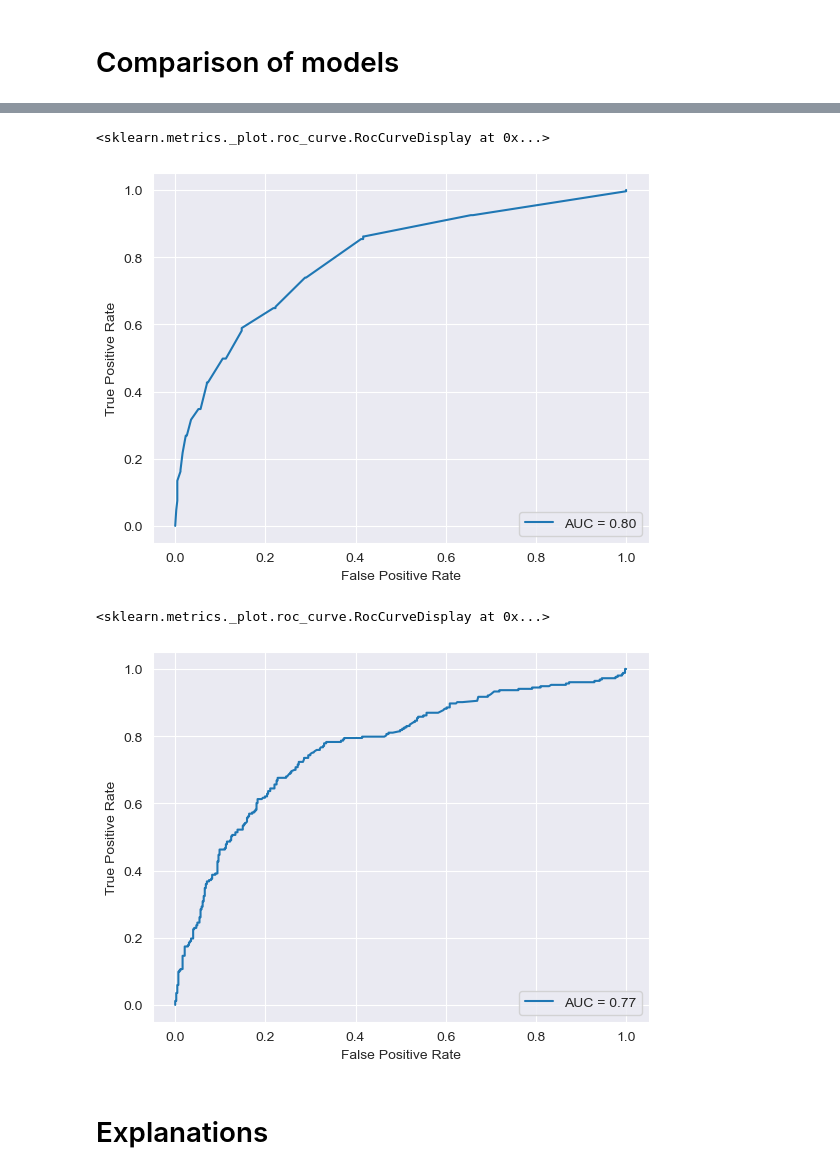
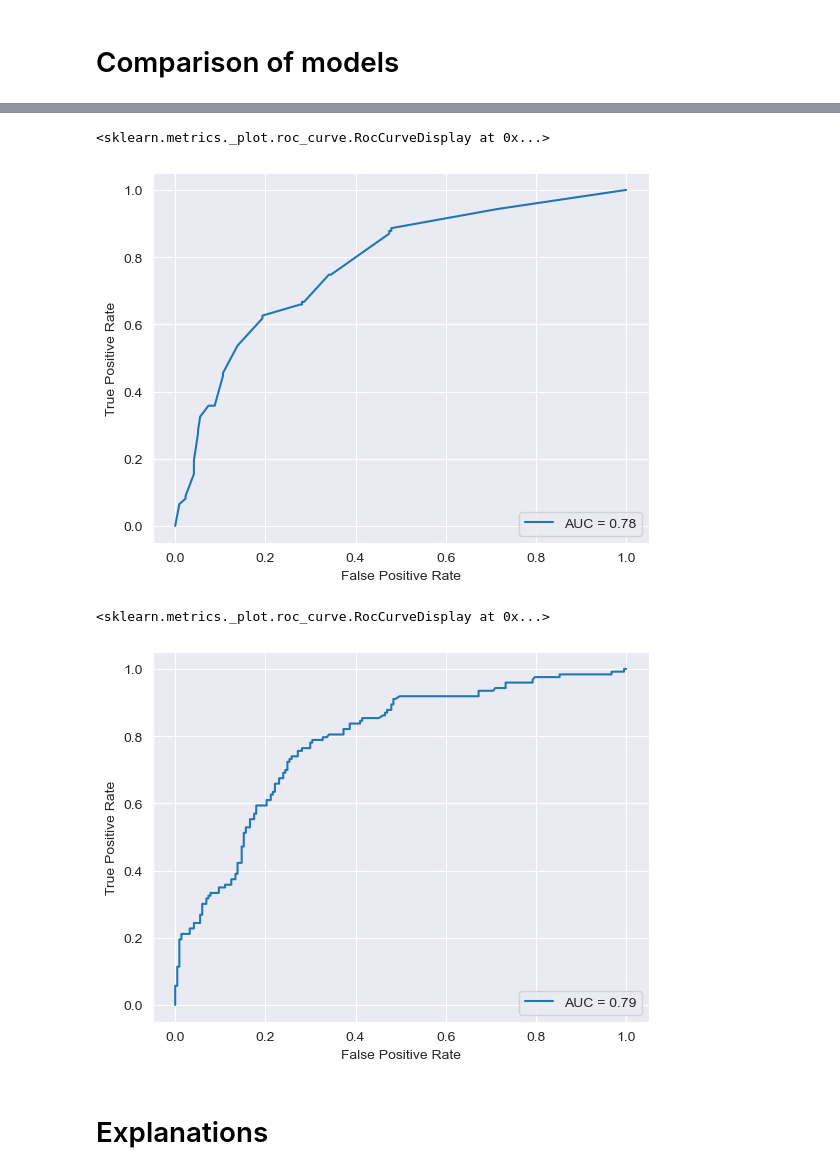
Before and after one commit to leooniiie/Thesis-marketing-attribution, a Jupyter notebook: phased_Gru.ipynb, the cells around one changed output, grey strips where cells are left out. Saved outputs shown, nothing was run; the diff lists cells and outputs as text; code cells hidden in the pictures.

```diff
--- a/phased_Gru.ipynb
+++ b/phased_Gru.ipynb
@@ -107,7 +108,7 @@ modelLSTM.add(
 
 modelLSTM.add(tf.keras.layers.Dense(num_classes, activation='softmax'))
 # %%
-modelLSTM.compile(optimizer=tf.keras.optimizers.Adam(learning_rate=lr), loss=loss)
+modelLSTM.compile(optimizer=tf.keras.optimizers.Adam(learning_rate=lr), loss=loss, metrics=['accuracy'])
 
 # Create instances of the custom callback
 loss_history_LSTM = LossHistory()
@@ -147,7 +148,7 @@ plt.show()
 ## GRU network
 (also uses custom phased GRUCell, but without time gate (time_gate=False))
 # %%
-modelGRU = keras.Sequential()
+modelGRU = tf.keras.Sequential()
 
 modelGRU.add(
     tf.keras.layers.RNN(
@@ -214,7 +215,7 @@ plt.show()
 # %% [markdown]
 ## DIY phased GRU
 # %%
-modelphasedGRU = keras.Sequential()
+modelphasedGRU = tf.keras.Sequential()
 
 modelphasedGRU.add(
     tf.keras.layers.RNN(
@@ -229,7 +230,7 @@ modelphasedGRU.add(
 )
 modelphasedGRU.add(
     tf.keras.layers.RNN(
-        phased_GRUCell(units = layer2size, time_gate=False),
+        phased_GRUCell(units = layer2size, time_gate=True, last_layer=True),
         return_sequences=False,
         return_state=False,
         go_backwards=False,
@@ -401,6 +404,6 @@ Tensor("sequential_5/rnn_7/while/TensorArrayV2Read/TensorListGetItem:0", shape=(
 # %%
-auc_lstm = roc_auc_score(Y_test, y_pred_lstm[:,1])
-auc_gru = roc_auc_score(Y_test, y_pred_gru[:,1])
-auc_phasedgru = roc_auc_score(Y_test, y_pred_phasedgru[:,1])
+auc_lstm = roc_auc_score(Y_test, y_pred_lstm[:,-1])
+auc_gru = roc_auc_score(Y_test, y_pred_gru[:,-1])
+auc_phasedgru = roc_auc_score(Y_test, y_pred_phasedgru[:,-1])
 print('AUC for LSTM: {}\nAUC for GRU: {}\nAUC for phased_GRU: {}'.format(auc_lstm,auc_gru,auc_phasedgru))
 # %% [output]
@@ -418,18 +421,18 @@ plt.plot()
 # %%
-fpr, tpr, _ = roc_curve(Y_test, y_pred_gru[:,1])
+fpr, tpr, _ = roc_curve(Y_test, y_pred_gru[:,-1])
 plt = RocCurveDisplay(fpr=fpr, tpr=tpr, roc_auc=auc_gru)
 #plt.title('ROC of GRU')
 plt.plot()
 # %% [output]
 <sklearn.metrics._plot.roc_curve.RocCurveDisplay at 0x...>
-[figure, old version]
+[figure, new version]
 # %%
-fpr, tpr, _  = roc_curve(Y_test, y_pred_phasedgru[:,1])
+fpr, tpr, _  = roc_curve(Y_test, y_pred_phasedgru[:,-1])
 plt = RocCurveDisplay(fpr=fpr, tpr=tpr, roc_auc=auc_phasedgru)
 #plt.title('ROC of phasedGRU')
 plt.plot()
 # %% [output]
 <sklearn.metrics._plot.roc_curve.RocCurveDisplay at 0x...>
-[figure, old version]
+[figure, new version]
 # %% [markdown]
 # Explanations
```
Also changed, not shown: parts of 40 cells of this notebook, 3 other files.
